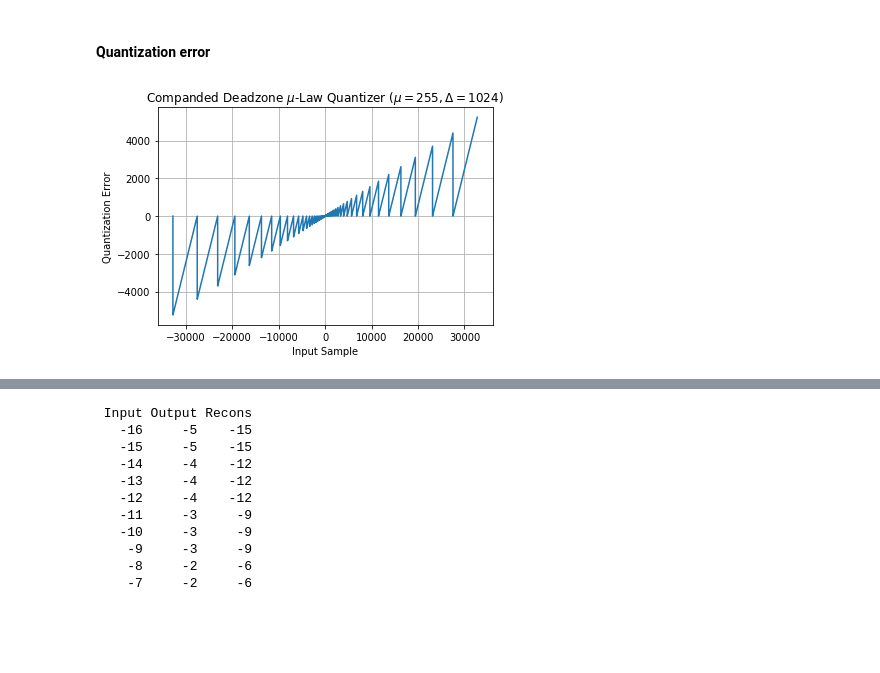
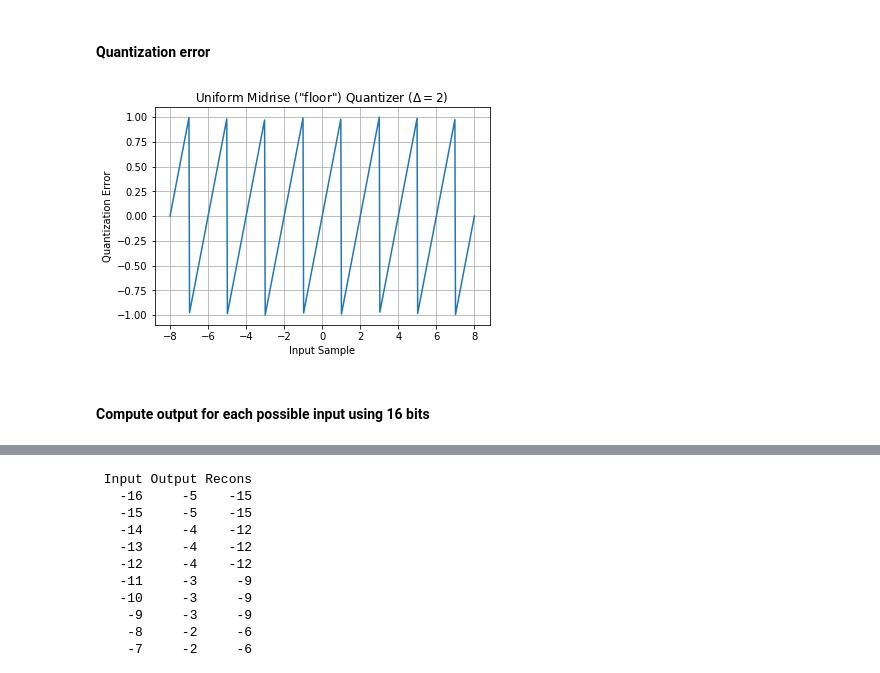
Before and after one commit to Tecnologias-multimedia/Tecnologias-multimedia.github.io, a Jupyter notebook: study_guide/quantization/graphics/quantization.ipynb, the cells around one changed output, grey strips where cells are left out. Saved outputs shown, nothing was run; the diff lists cells and outputs as text; code cells hidden in the pictures; blank space fills up the shorter version.

```diff
--- a/study_guide/quantization/graphics/quantization.ipynb
+++ b/study_guide/quantization/graphics/quantization.ipynb
@@ -51,7 +51,7 @@ def print_center(x, y, z, n):
 ### A.a. Midtread ("round") Quantization
 # %%
 def midtread_quantizer(x, quantization_step):
-    return np.round(x / quantization_step).astype(int)
+    return np.round(x / quantization_step)
 # %%
 def midtread_dequantizer(y, quantization_step):
     return y * quantization_step
@@ -63,0 +68,6 @@ quantization_step = 1 # Delta
+# %%
+def deadzone_quantizer(x, quantization_step):
+    return (x / quantization_step).astype(np.int)
+# %%
+def deadzone_dequantizer(y, quantization_step):
+    return y * quantization_step
@@ -379,0 +492,2 @@ plot(x, z, "Input", "Output", "Companded Deadzone $\mu$-Law Quantizer ($\mu={},
+# %%
+quantization_step = 2 # Delta
@@ -381,6 +500,8 @@ plot(x, z, "Input", "Output", "Companded Deadzone $\mu$-Law Quantizer ($\mu={},
 #### Quantization error
 # %%
 error = x - z
-plot(x, error, "Input Sample", "Quantization Error", "Companded Deadzone $\mu$-Law Quantizer ($\mu={}, \Delta={}$)".format(mu, quantization_step))
+plot(x, error, "Input Sample", "Quantization Error", "Uniform Midrise (\"floor\") Quantizer ($\Delta={}$)".format(quantization_step))
 # %% [output]
-[figure, old version]
+[figure, new version]
+# %% [markdown]
+#### Compute output for each possible input using 16 bits
```
Also changed, not shown: parts of 105 cells of this notebook.
